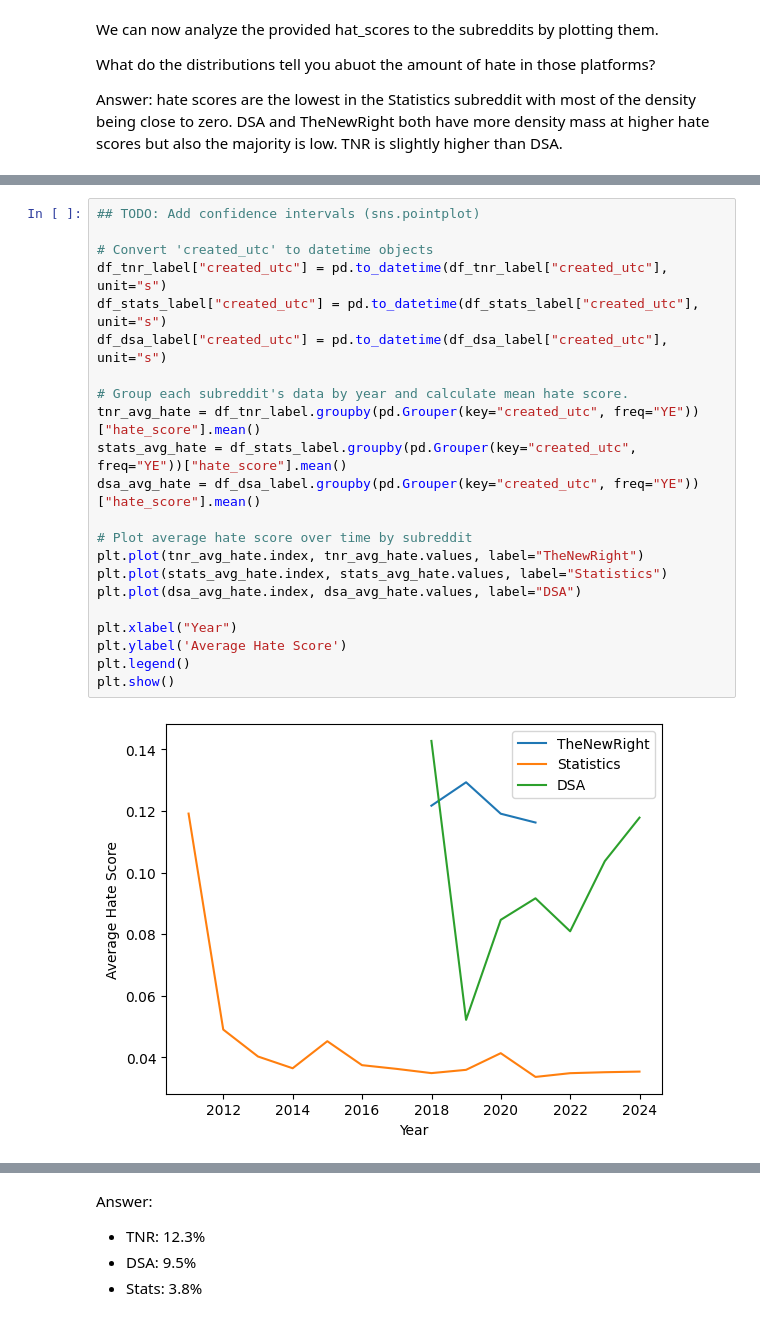
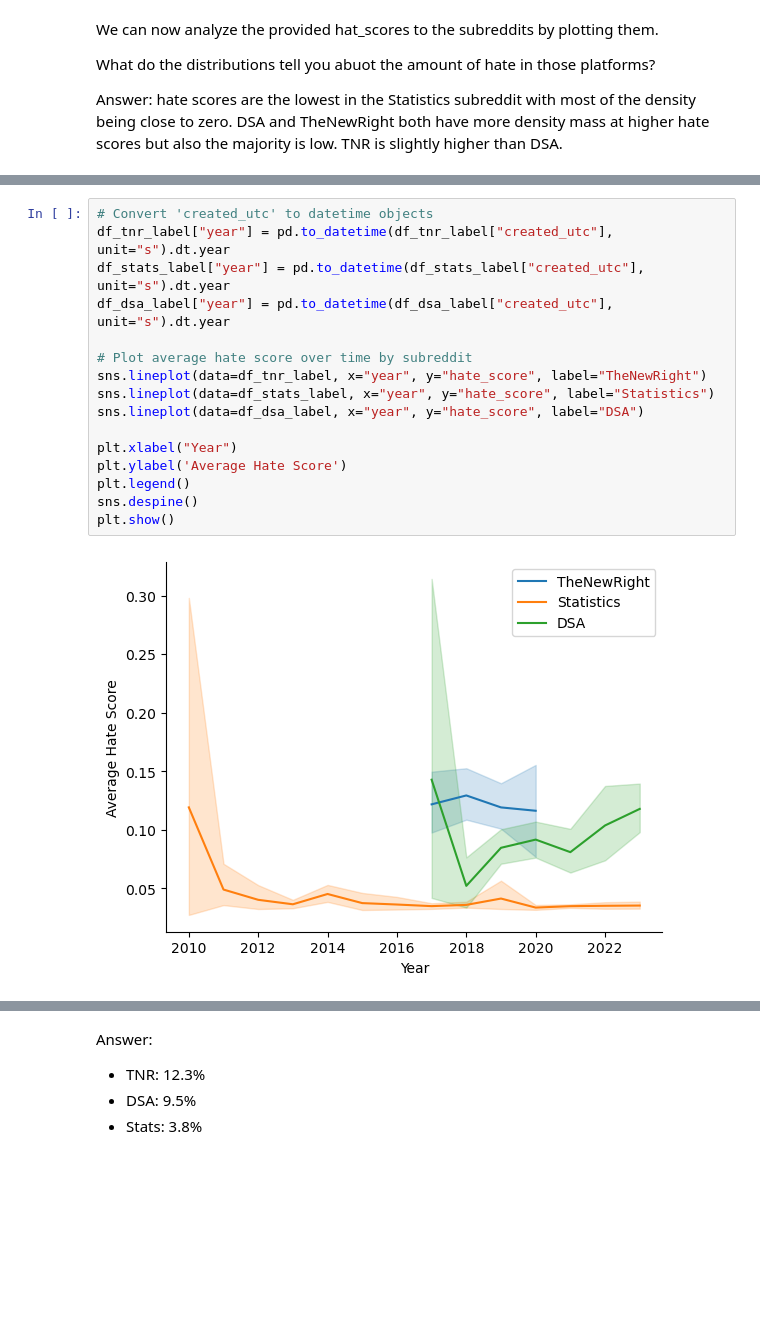
Before and after one commit to digitalTraceData/digitalTraceData.github.io, a Jupyter notebook: materials/lab5/lab5_solutions.ipynb, the cells around one changed output, grey strips where cells are left out. Saved outputs shown, nothing was run; the diff lists cells and outputs as text; blank space fills up the shorter version.

```diff
--- a/materials/lab5/lab5_solutions.ipynb
+++ b/materials/lab5/lab5_solutions.ipynb
@@ -148,25 +271,19 @@ plt.legend()
 # %%
-## TODO: Add confidence intervals (sns.pointplot)
-
 # Convert 'created_utc' to datetime objects
-df_tnr_label["created_utc"] = pd.to_datetime(df_tnr_label["created_utc"], unit="s")
-df_stats_label["created_utc"] = pd.to_datetime(df_stats_label["created_utc"], unit="s")
-df_dsa_label["created_utc"] = pd.to_datetime(df_dsa_label["created_utc"], unit="s")
-
-# Group each subreddit's data by year and calculate mean hate score.
-tnr_avg_hate = df_tnr_label.groupby(pd.Grouper(key="created_utc", freq="YE"))["hate_score"].mean()
-stats_avg_hate = df_stats_label.groupby(pd.Grouper(key="created_utc", freq="YE"))["hate_score"].mean()
-dsa_avg_hate = df_dsa_label.groupby(pd.Grouper(key="created_utc", freq="YE"))["hate_score"].mean()
+df_tnr_label["year"] = pd.to_datetime(df_tnr_label["created_utc"], unit="s").dt.year
+df_stats_label["year"] = pd.to_datetime(df_stats_label["created_utc"], unit="s").dt.year
+df_dsa_label["year"] = pd.to_datetime(df_dsa_label["created_utc"], unit="s").dt.year
 
 # Plot average hate score over time by subreddit
-plt.plot(tnr_avg_hate.index, tnr_avg_hate.values, label="TheNewRight")
-plt.plot(stats_avg_hate.index, stats_avg_hate.values, label="Statistics")
-plt.plot(dsa_avg_hate.index, dsa_avg_hate.values, label="DSA")
+sns.lineplot(data=df_tnr_label, x="year", y="hate_score", label="TheNewRight")
+sns.lineplot(data=df_stats_label, x="year", y="hate_score", label="Statistics")
+sns.lineplot(data=df_dsa_label, x="year", y="hate_score", label="DSA")
 
 plt.xlabel("Year")
 plt.ylabel('Average Hate Score')
 plt.legend()
+sns.despine()
 plt.show()
 # %% [output]
-[figure, old version]
+[figure, new version]
 # %% [markdown]
```
Also changed, not shown: parts of 53 cells of this notebook, 5 other files.
